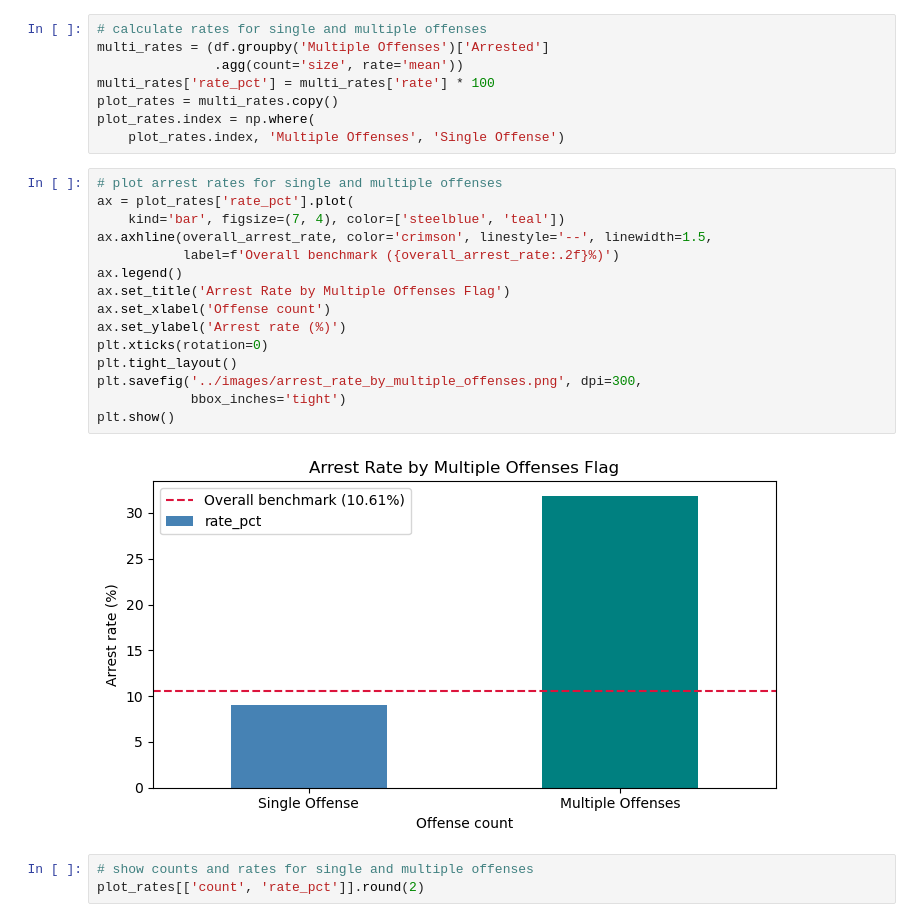
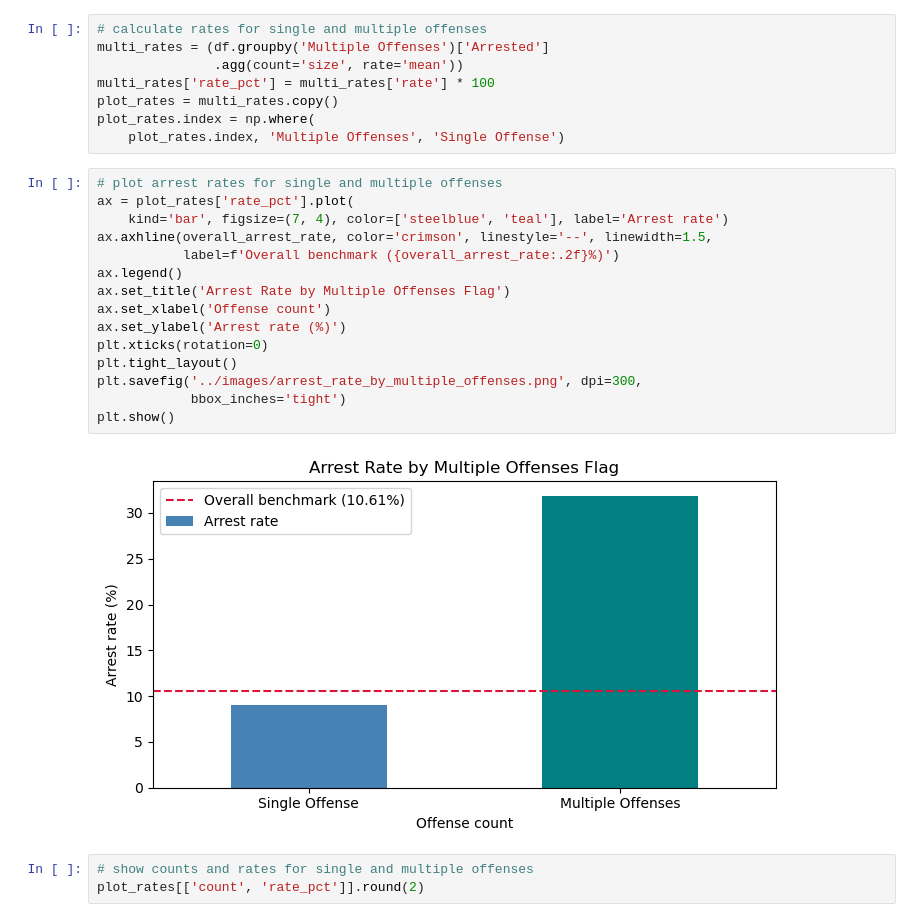
Before and after one commit to RayFuller/la_crime_capstone, a Jupyter notebook: notebooks/02_eda.ipynb, the cells around one changed output. Drawn from its saved outputs; the diff is of its cells as text.

```diff
--- a/notebooks/02_eda.ipynb
+++ b/notebooks/02_eda.ipynb
@@ -519,20 +519,20 @@ plot_rates.index = np.where(
 # %%
 # plot arrest rates for single and multiple offenses
 ax = plot_rates['rate_pct'].plot(
-    kind='bar', figsize=(7, 4), color=['steelblue', 'teal'])
+    kind='bar', figsize=(7, 4), color=['steelblue', 'teal'], label='Arrest rate')
 ax.axhline(overall_arrest_rate, color='crimson', linestyle='--', linewidth=1.5,
            label=f'Overall benchmark ({overall_arrest_rate:.2f}%)')
 ax.legend()
 ax.set_title('Arrest Rate by Multiple Offenses Flag')
 ax.set_xlabel('Offense count')
 ax.set_ylabel('Arrest rate (%)')
 plt.xticks(rotation=0)
 plt.tight_layout()
 plt.savefig('../images/arrest_rate_by_multiple_offenses.png', dpi=300,
             bbox_inches='tight')
 plt.show()
 # %% [output]
-[figure, old version]
+[figure, new version]
 # %%
 # show counts and rates for single and multiple offenses
 plot_rates[['count', 'rate_pct']].round(2)
```
Also changed, not shown: parts of 6 cells of this notebook, 8 other files.
